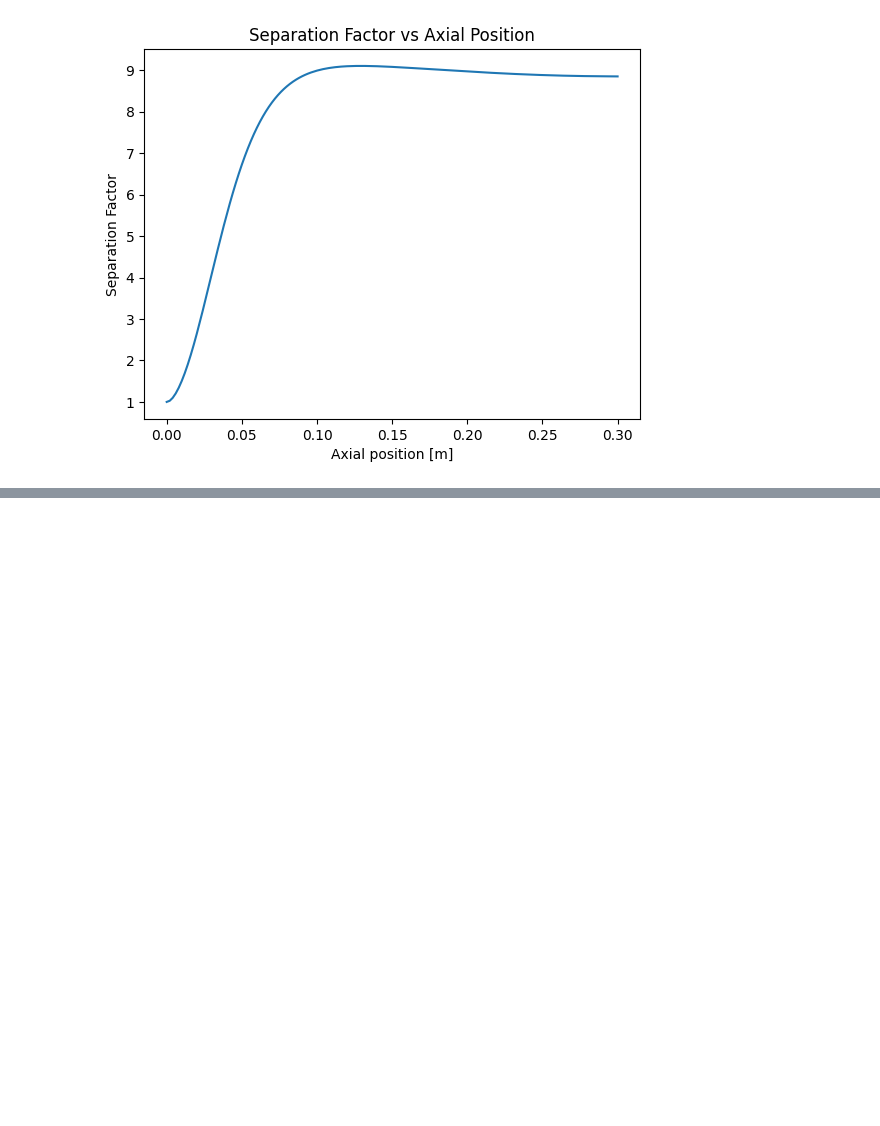
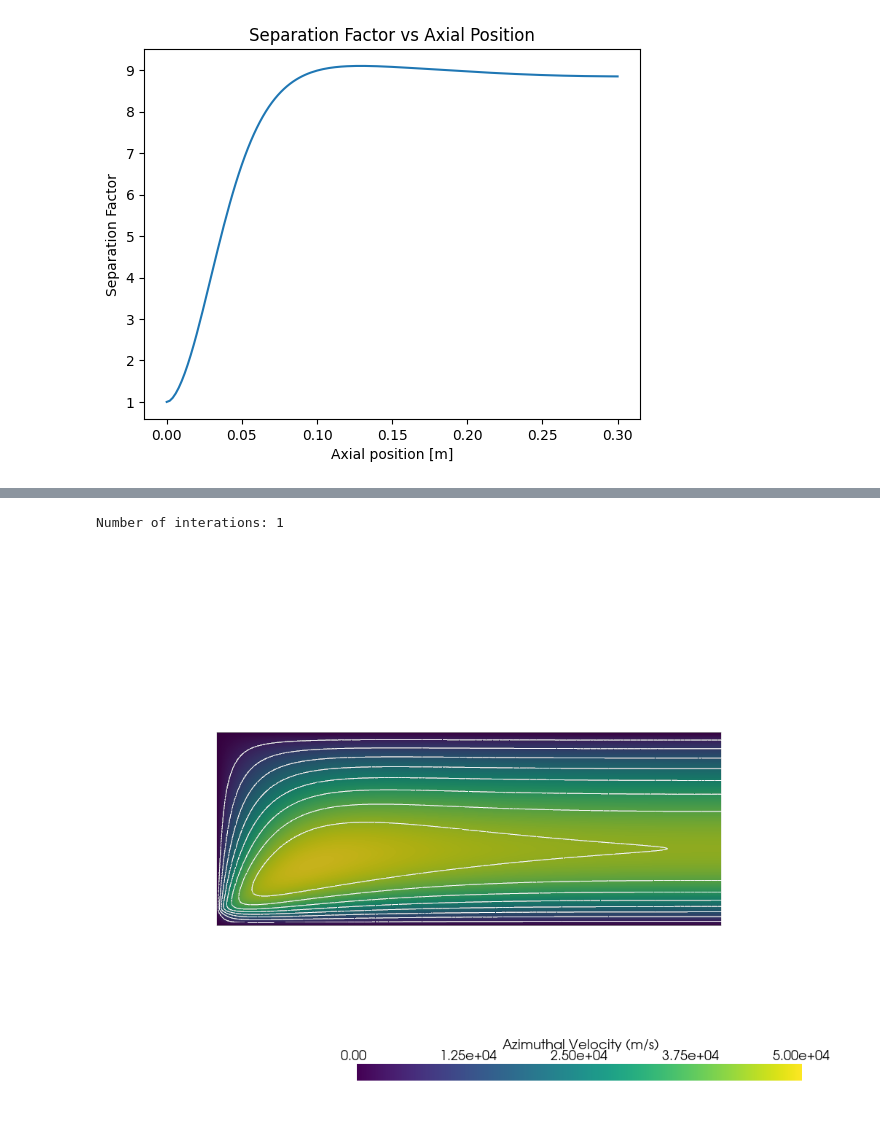
Before and after one commit to conner-fransoo/plasma-centrifuge, a Jupyter notebook: main.ipynb, the cells around one changed output, grey strips where cells are left out. Cells and saved outputs as stored; diff of their text form; code cells hidden in the pictures; blank space fills up the shorter version.

Commit message:
Re-calculating velocity and potential using spatially-varying temperatures

```diff
--- a/main.ipynb
+++ b/main.ipynb
@@ -910,0 +1005,48 @@ plt.show()
+# %%
+J3 = ufl.derivative(F3, u3)
+
+problem3 = NonlinearProblem(F3, u3, bcs=bcs3, J=J3)
+
+solver3 = NewtonSolver(MPI.COMM_WORLD, problem3)
+
+
+solver3.convergence_criterion = "residual"
+solver3.max_it = 900
+solver3.rtol = 1e-8
+solver3.atol = 1e-8
+
+solver3.line_search = "basic"
+
+n3, converged3 = solver3.solve(u3)
+assert(converged3)
+print(f"Number of interations: {n3}")
+
+
+potential2, velocity2 = u3.split()
+
+# collapse needed
+potential2 = potential2.collapse()
+velocity2 = velocity2.collapse()
+# %% [output]
+Number of interations: 1
+# %%
+u_grid = pyvista.UnstructuredGrid(u_topology, u_cell_types, u_geometry)
+u_grid.point_data["azimuthal_velocity"] = velocity2.x.array.real
+np.save("triton_velocity2_real.npy", velocity2.x.array.real)
+u_grid.set_active_scalars("azimuthal_velocity")
+u_plotter = pyvista.Plotter()
+u_plotter.add_mesh(
+    u_grid, show_edges=False, scalar_bar_args={"title": "Azimuthal Velocity (m/s)"}
+)
+
+contours = u_grid.contour()
+u_plotter.add_mesh(contours, opacity=1, color="white", line_width=0.5)
+u_plotter.view_xy()
+
+screenshot_path_v_theta = "plot_v_theta.png"
+u_plotter.screenshot(screenshot_path_v_theta)
+
+# Display in notebook
+Image(screenshot_path_v_theta)
+# %% [output]
+[figure, added]
```
Also changed, not shown: parts of 12 cells of this notebook.
